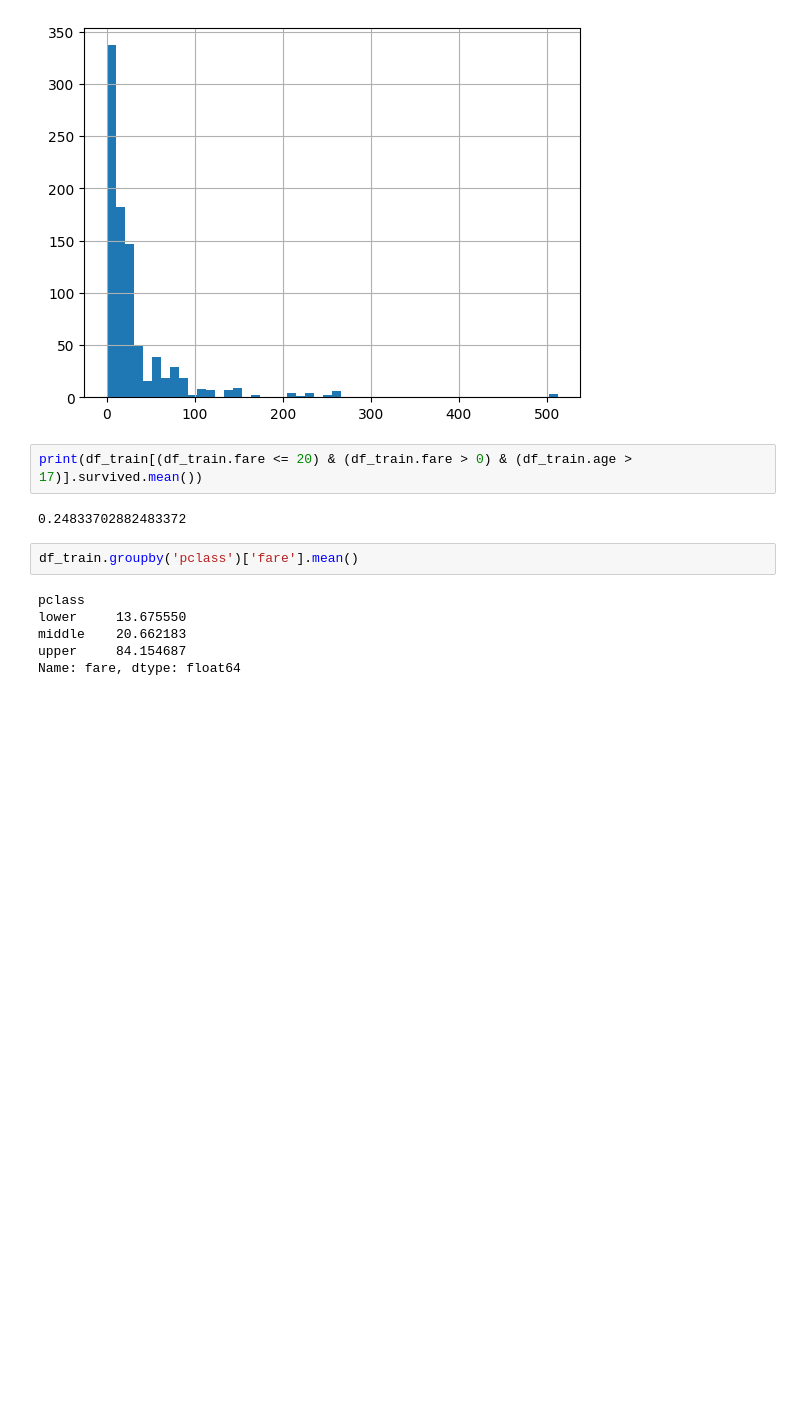
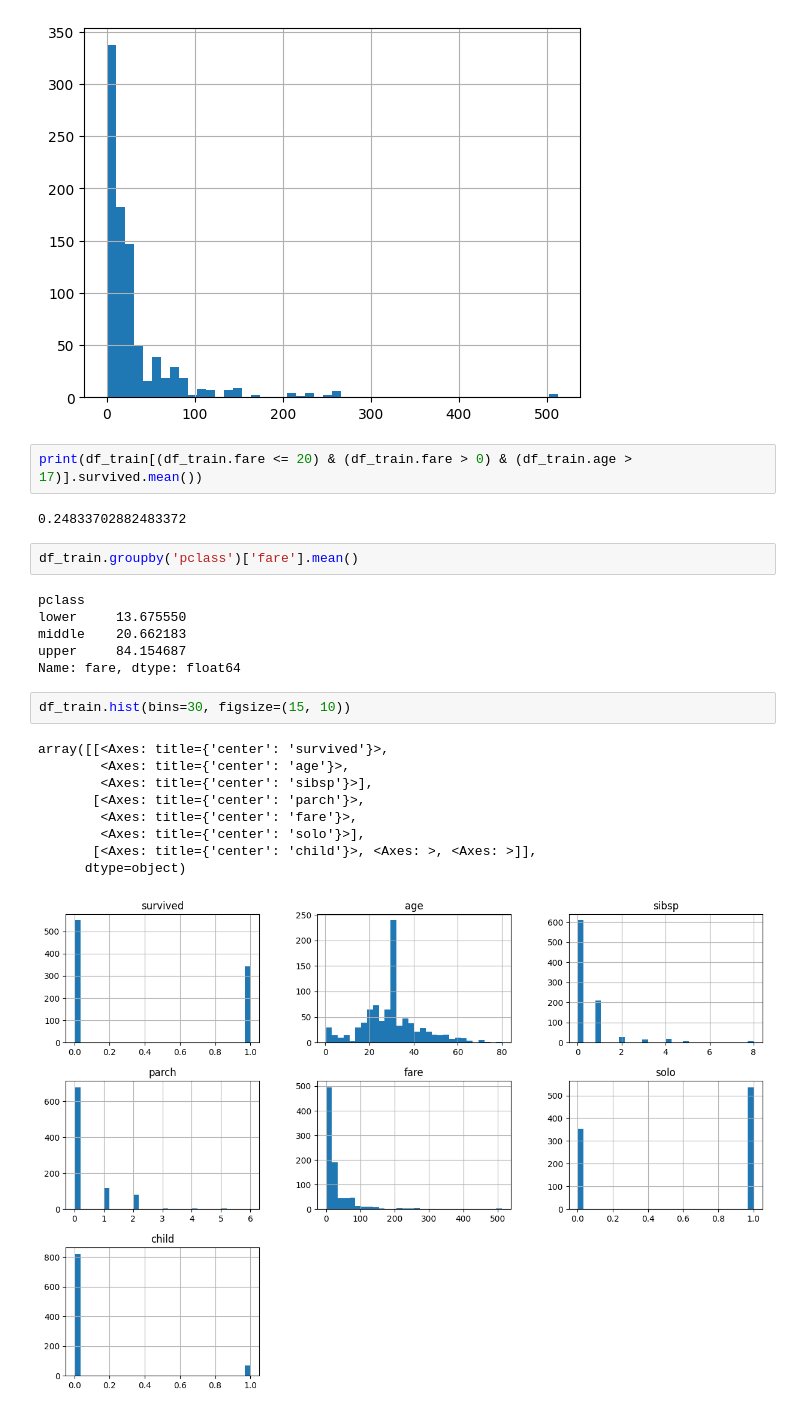
Before and after one commit to JakubWujec/titanic-prediction, a Jupyter notebook: notebooks/eda.ipynb, the cells around one changed output. Cells and saved outputs as stored; diff of their text form; blank space fills up the shorter version.

```diff
--- a/notebooks/eda.ipynb
+++ b/notebooks/eda.ipynb
@@ -255,3 +255,15 @@ lower     13.675550
 middle    20.662183
 upper     84.154687
 Name: fare, dtype: float64
+# %%
+df_train.hist(bins=30, figsize=(15, 10))
+# %% [output]
+array([[<Axes: title={'center': 'survived'}>,
+        <Axes: title={'center': 'age'}>,
+        <Axes: title={'center': 'sibsp'}>],
+       [<Axes: title={'center': 'parch'}>,
+        <Axes: title={'center': 'fare'}>,
+        <Axes: title={'center': 'solo'}>],
+       [<Axes: title={'center': 'child'}>, <Axes: >, <Axes: >]],
+      dtype=object)
+[figure, added]
```
Also changed, not shown: 1 other file.
